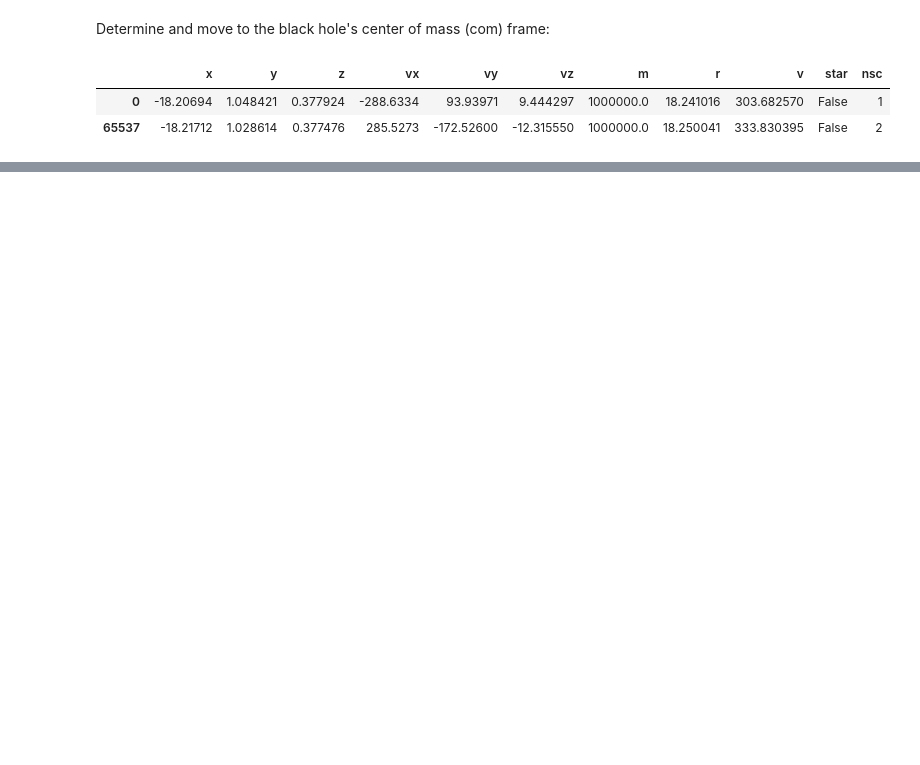
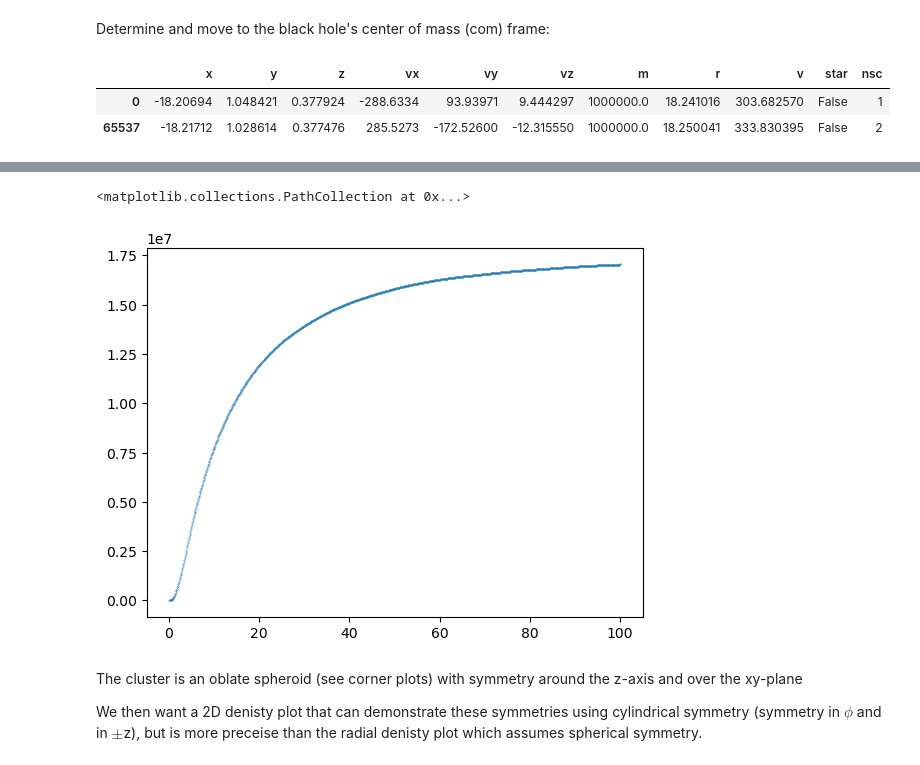
Before and after one commit to janeisbright/Research_Data_Foundations_Final_Project, a Jupyter notebook: NSC_statistical_analysis.ipynb, the cells around one changed output, grey strips where cells are left out. Saved outputs shown, nothing was run; the diff lists cells and outputs as text; code cells hidden in the pictures; blank space fills up the shorter version.

```diff
--- a/NSC_statistical_analysis.ipynb
+++ b/NSC_statistical_analysis.ipynb
@@ -153,0 +272,15 @@ fig = corner.corner(df_com.loc[df_com.star==True][['x','y','z','vx','vy','vz']],
+# %%
+#cummulative mass distribution
+mass_r = []
+for r in r_smooth_lin:
+    mass_r.append(m_star*len(df_com.loc[df_com.r < r]))
+# %%
+fig, ax = plt.subplots()
+ax.scatter(r_smooth_lin, mass_r, .1)
+# %% [output]
+<matplotlib.collections.PathCollection at 0x...>
+[figure, added]
+# %% [markdown]
+The cluster is an oblate spheroid (see corner plots) with symmetry around the z-axis and over the xy-plane
+
+We then want a 2D denisty plot that can demonstrate these symmetries using cylindrical symmetry (symmetry in $\phi$ and in $\pm$z), but is more preceise than the radial denisty plot which assumes spherical symmetry.
```
Also changed, not shown: parts of 34 cells of this notebook.
